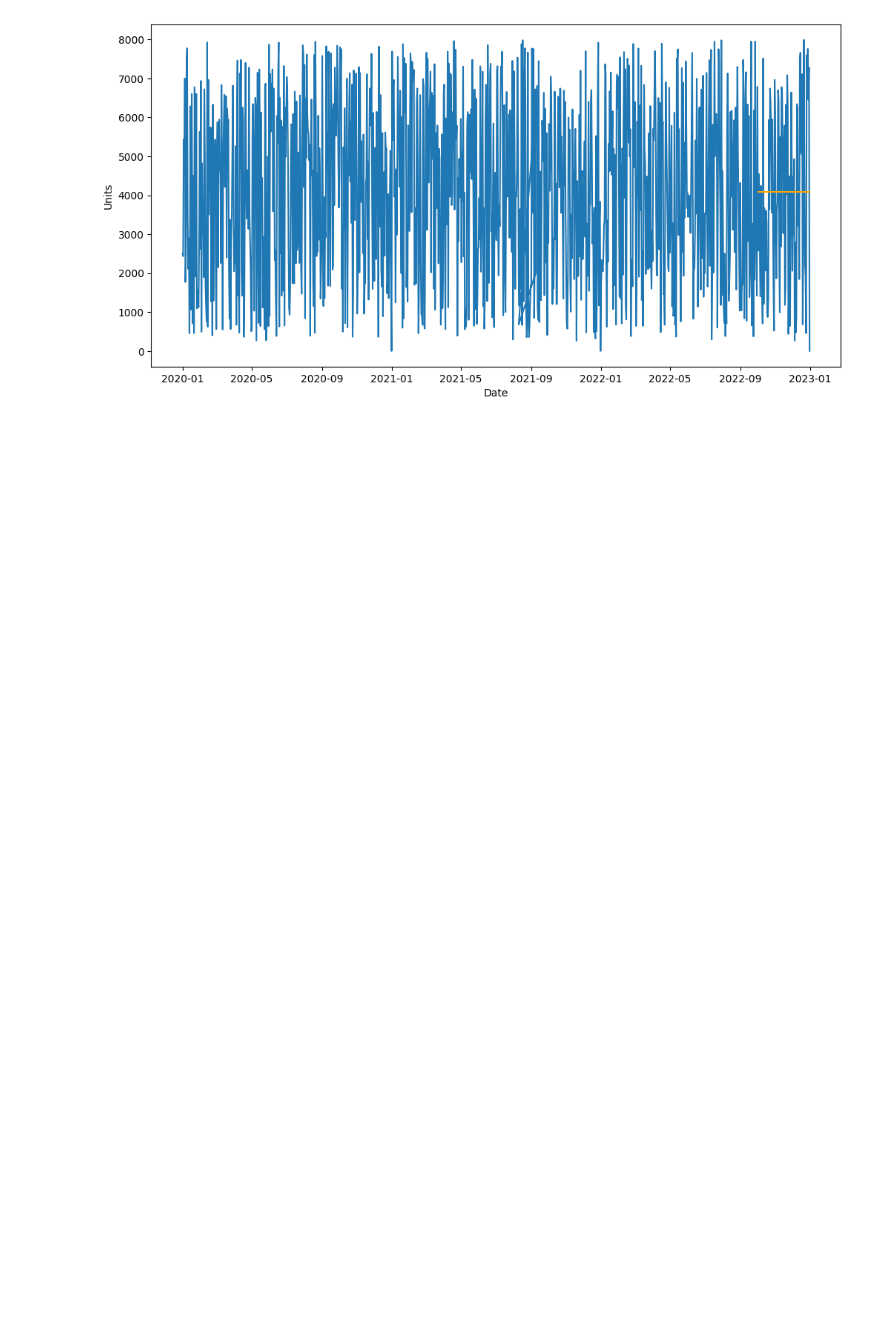
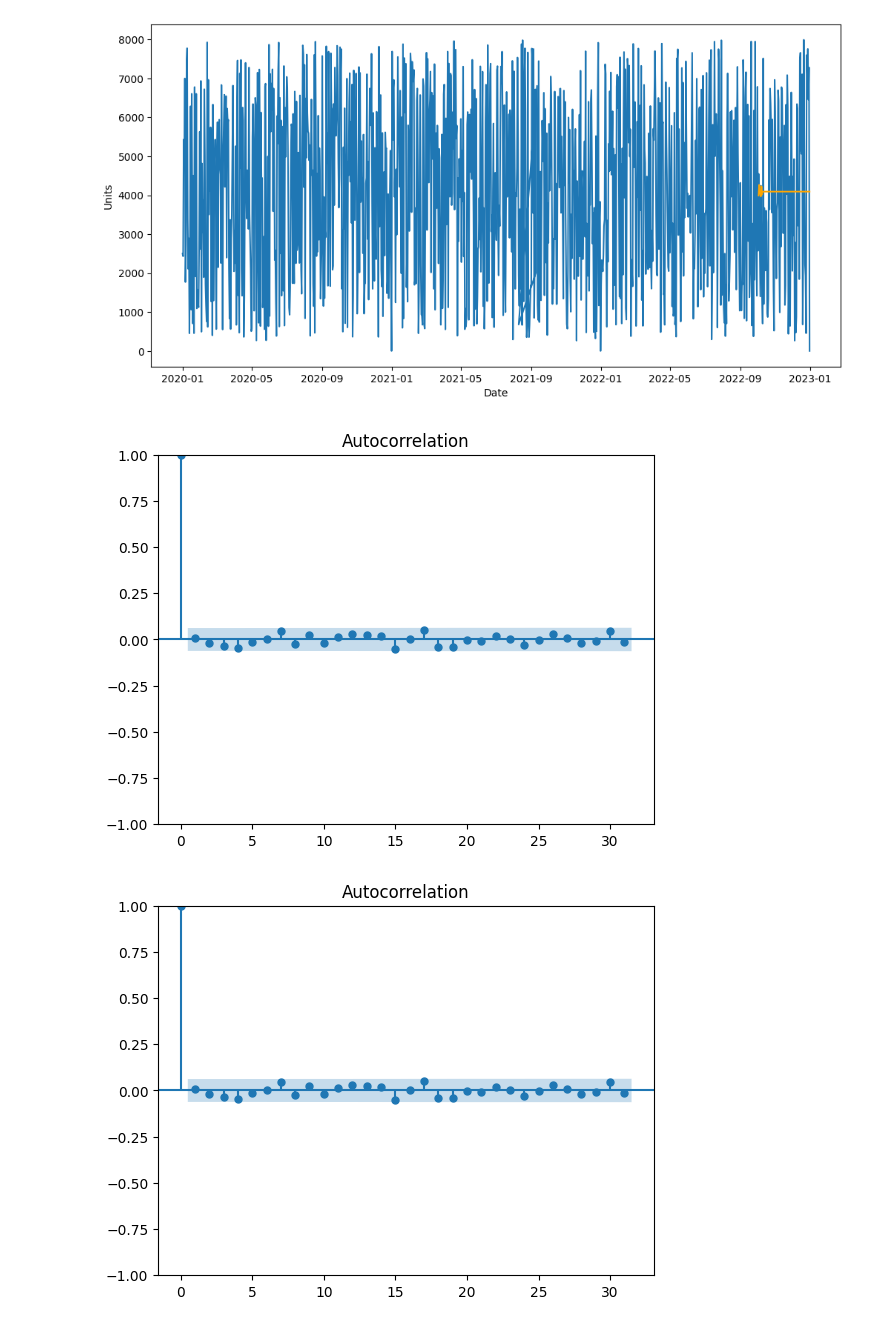
Before and after one commit to Azidalus/Demand-Forecasting-Web-app, a Jupyter notebook: notebooks/model testing.ipynb, the cells around one changed output. Drawn from its saved outputs; the diff is of its cells as text; code cells hidden in the pictures; blank space fills up the shorter version.

```diff
--- a/notebooks/model testing.ipynb
+++ b/notebooks/model testing.ipynb
@@ -366,3 +369,9 @@ plot_predictions(test, predictions)
 [figure]
 # %%
 sarima.summary()
+# %%
+import statsmodels.api as st
+st.graphics.tsa.plot_acf(train)
+# %% [output]
+[figure, added]
+[figure, added]
```
Also changed, not shown: parts of 4 cells of this notebook.
